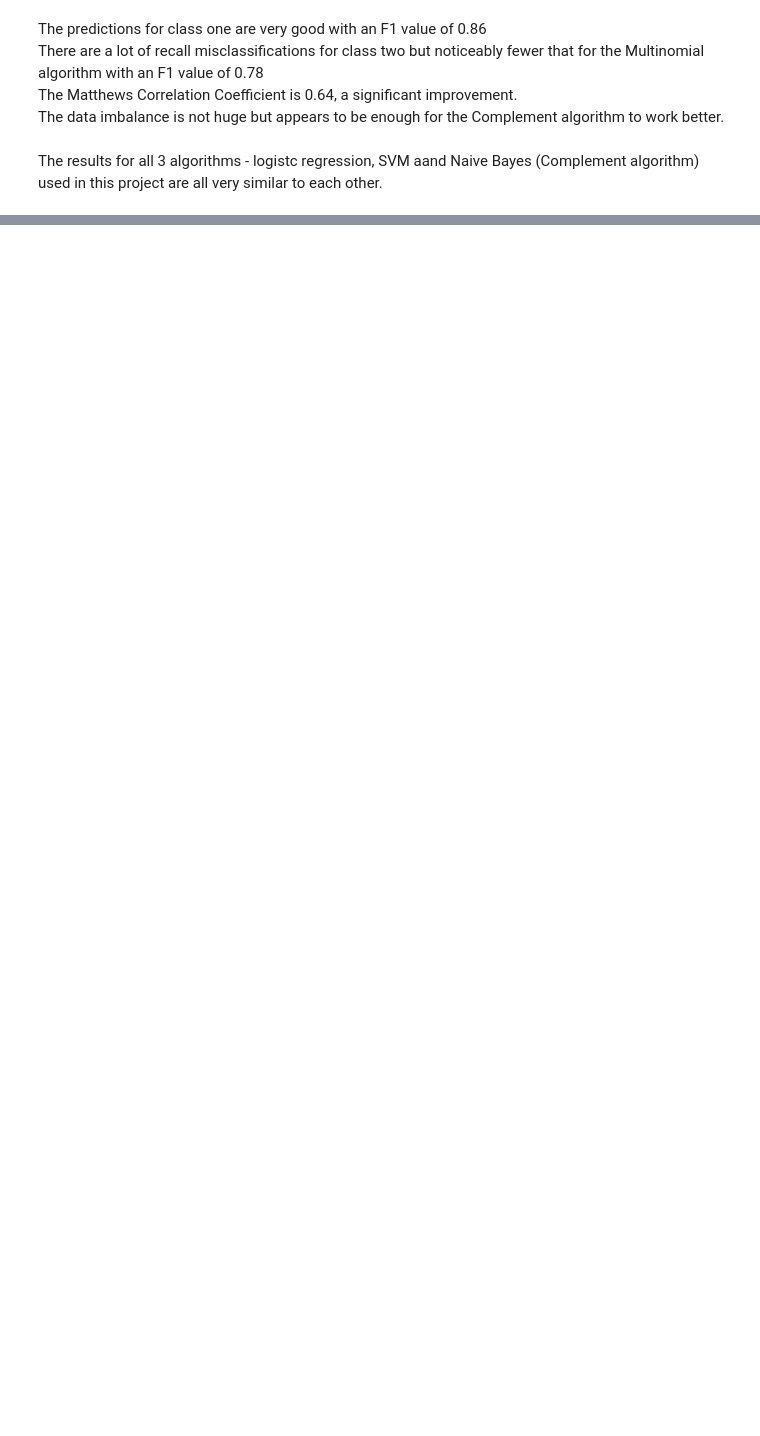
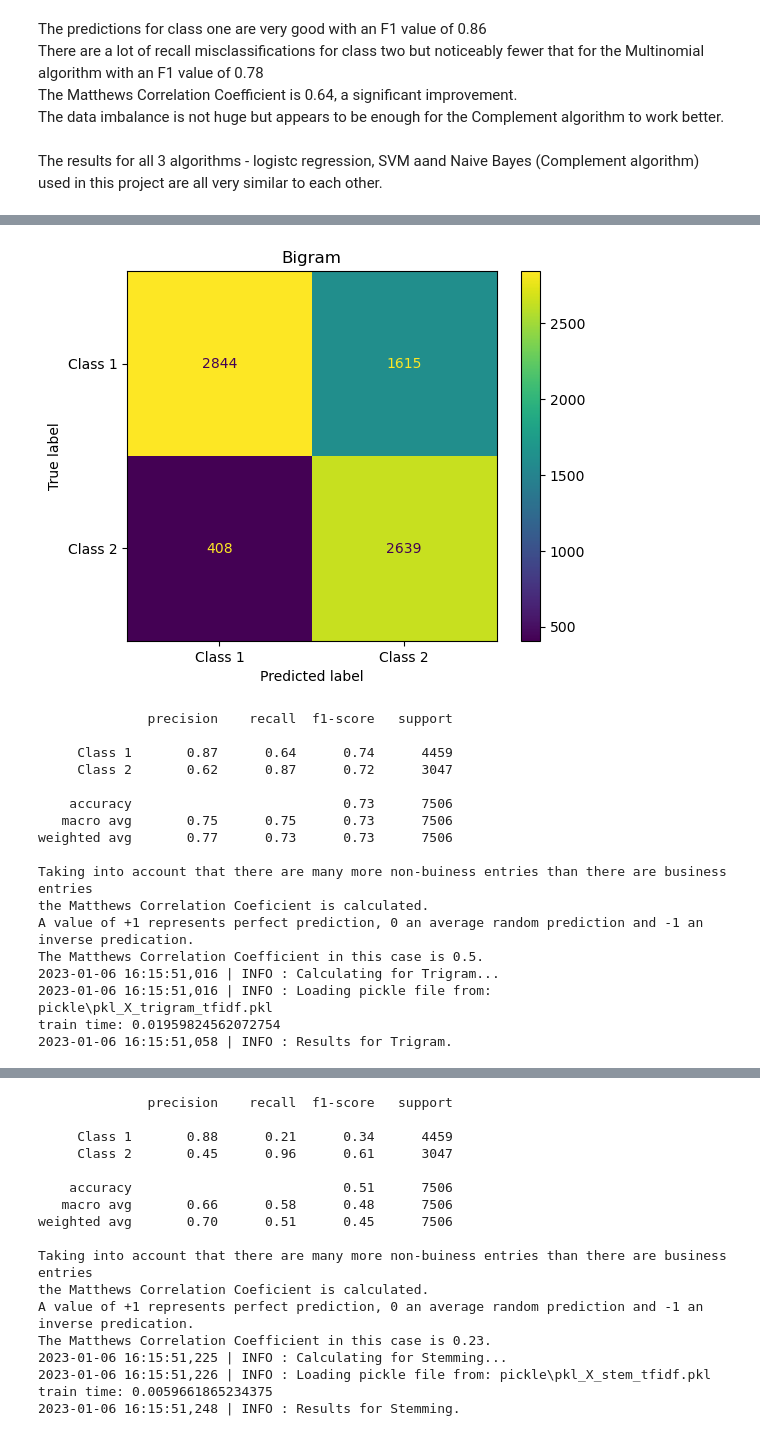
Before and after one commit to arame/MagnimindTask4, a Jupyter notebook: p5_trainNBayes.ipynb, the cells around one changed output, grey strips where cells are left out. Saved outputs shown, nothing was run; the diff lists cells and outputs as text; code cells hidden in the pictures; blank space fills up the shorter version.

Commit message:
Put in ngram, Stem and Lem for both SVM & NB.

```diff
--- a/p5_trainNBayes.ipynb
+++ b/p5_trainNBayes.ipynb
@@ -102,0 +102,15 @@ The results for all 3 algorithms - logistc regression, SVM aand Naive Bayes (Com
+# %%
+pickle_input = [(gl.pkl_X_bigram_tfidf, "Bigram"), (gl.pkl_X_trigram_tfidf, "Trigram"), (gl.pkl_X_stem_tfidf, "Stemming"), (gl.pkl_X_lem_tfidf, "Lemmatization")]
+for pkl, title in pickle_input:
+    logging.info(f"Calculating for {title}...")
+    X_tfidf = load_pickle_object(pkl)
+    X_train, X_test, y_train, y_test = train_test_split(X_tfidf, df_y, test_size = 0.25, stratify=df_y)
+    t = time.time()
+    classifier = ComplementNB()
+    classifier.fit(X_train, y_train)
+    training_time = time.time() - t
+    print(f"train time: {training_time}" )
+    y_pred = classifier.predict(X_test)
+    logging.info(f"Results for {title}.")
+    display_metrics(y_test, y_pred, title)
+# %% [output]
@@ -102,0 +121,18 @@ The results for all 3 algorithms - logistc regression, SVM aand Naive Bayes (Com
+[figure, added]
+              precision    recall  f1-score   support
+
+     Class 1       0.87      0.64      0.74      4459
+     Class 2       0.62      0.87      0.72      3047
+
+    accuracy                           0.73      7506
+   macro avg       0.75      0.75      0.73      7506
+weighted avg       0.77      0.73      0.73      7506
+
+Taking into account that there are many more non-buiness entries than there are business entries
+the Matthews Correlation Coeficient is calculated.
+A value of +1 represents perfect prediction, 0 an average random prediction and -1 an inverse predication.
+The Matthews Correlation Coefficient in this case is 0.5.
+2023-01-06 16:15:51,016 | INFO : Calculating for Trigram...
+2023-01-06 16:15:51,016 | INFO : Loading pickle file from: pickle\pkl_X_trigram_tfidf.pkl
+train time: 0.01959824562072754
+2023-01-06 16:15:51,058 | INFO : Results for Trigram.
@@ -102,0 +140,17 @@ The results for all 3 algorithms - logistc regression, SVM aand Naive Bayes (Com
+              precision    recall  f1-score   support
+
+     Class 1       0.88      0.21      0.34      4459
+     Class 2       0.45      0.96      0.61      3047
+
+    accuracy                           0.51      7506
+   macro avg       0.66      0.58      0.48      7506
+weighted avg       0.70      0.51      0.45      7506
+
+Taking into account that there are many more non-buiness entries than there are business entries
+the Matthews Correlation Coeficient is calculated.
+A value of +1 represents perfect prediction, 0 an average random prediction and -1 an inverse predication.
+The Matthews Correlation Coefficient in this case is 0.23.
+2023-01-06 16:15:51,225 | INFO : Calculating for Stemming...
+2023-01-06 16:15:51,226 | INFO : Loading pickle file from: pickle\pkl_X_stem_tfidf.pkl
+train time: 0.0059661865234375
+2023-01-06 16:15:51,248 | INFO : Results for Stemming.
```
Also changed, not shown: parts of 9 cells of this notebook, 2 other files.
